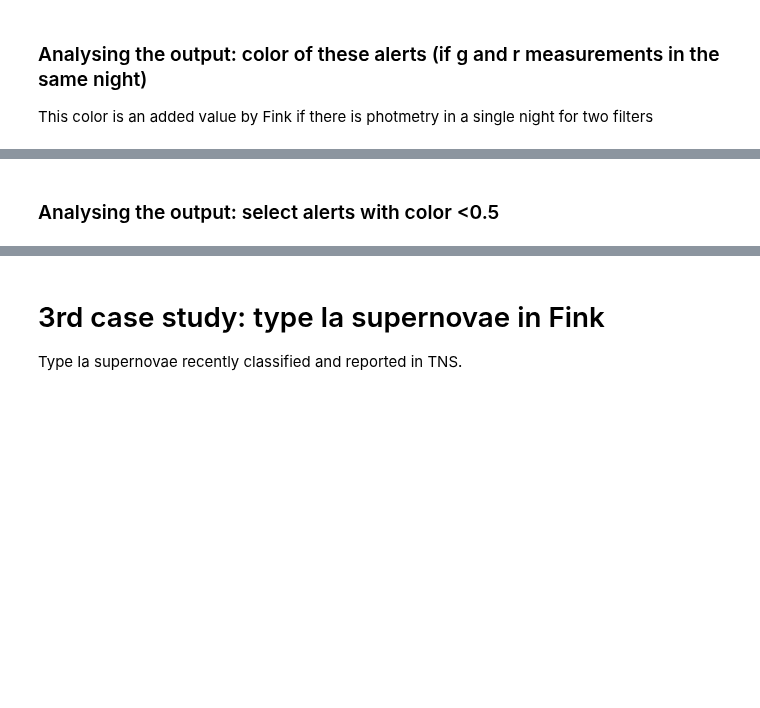
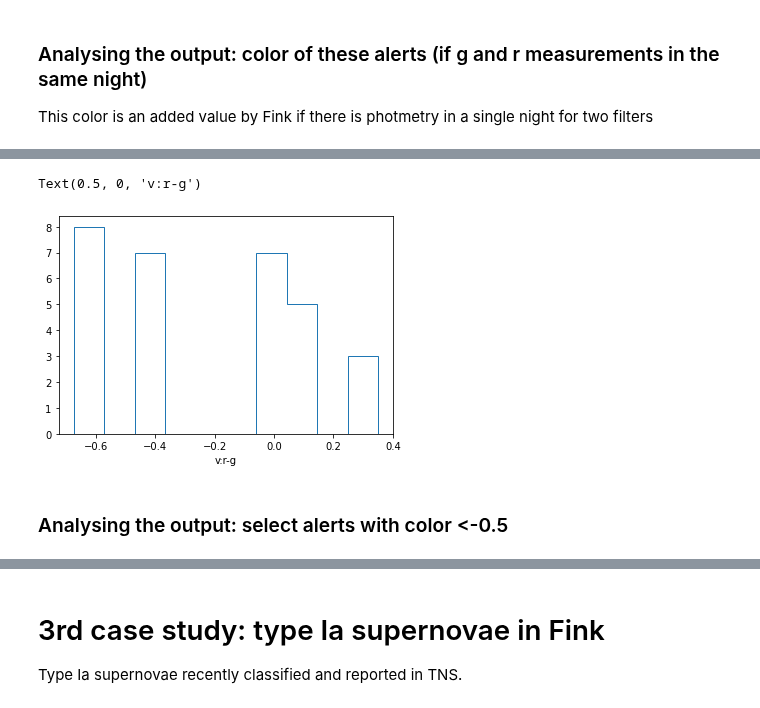
Before and after one commit to astrolabsoftware/fink-tutorials, a Jupyter notebook: extragalactic/extragalactic.ipynb, the cells around one changed output, grey strips where cells are left out. Saved outputs shown, nothing was run; the diff lists cells and outputs as text; code cells hidden in the pictures; blank space fills up the shorter version.

```diff
--- a/extragalactic/extragalactic.ipynb
+++ b/extragalactic/extragalactic.ipynb
@@ -126,5 +127,11 @@ candSNe_w_color
+# %%
+plt.hist(candSNe_w_color["v:r-g"], histtype='step')
+plt.xlabel("v:r-g")
+# %% [output]
+Text(0.5, 0, 'v:r-g')
+[figure, added]
 # %% [markdown]
-### Analysing the output: select alerts with color <0.5
+### Analysing the output: select alerts with color <-0.5
 # %%
 candSNe_w_color[candSNe_w_color["v:r-g"]<-0.5][['i:objectId',"v:r-g"]]
 # %% [output]
```
Also changed, not shown: parts of 17 cells of this notebook.
